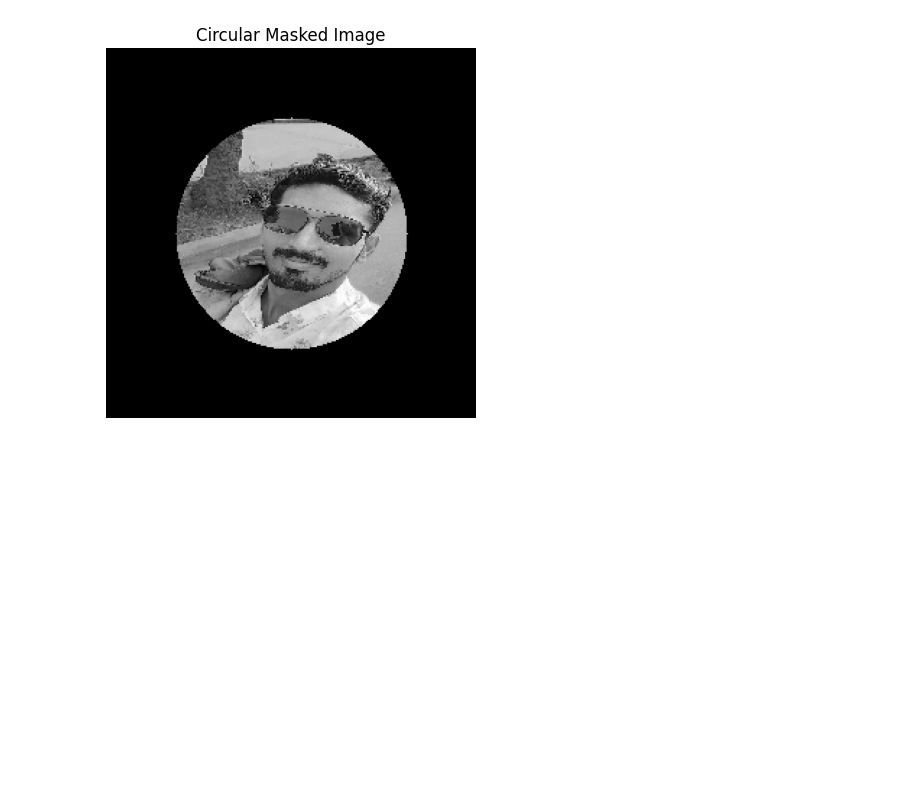
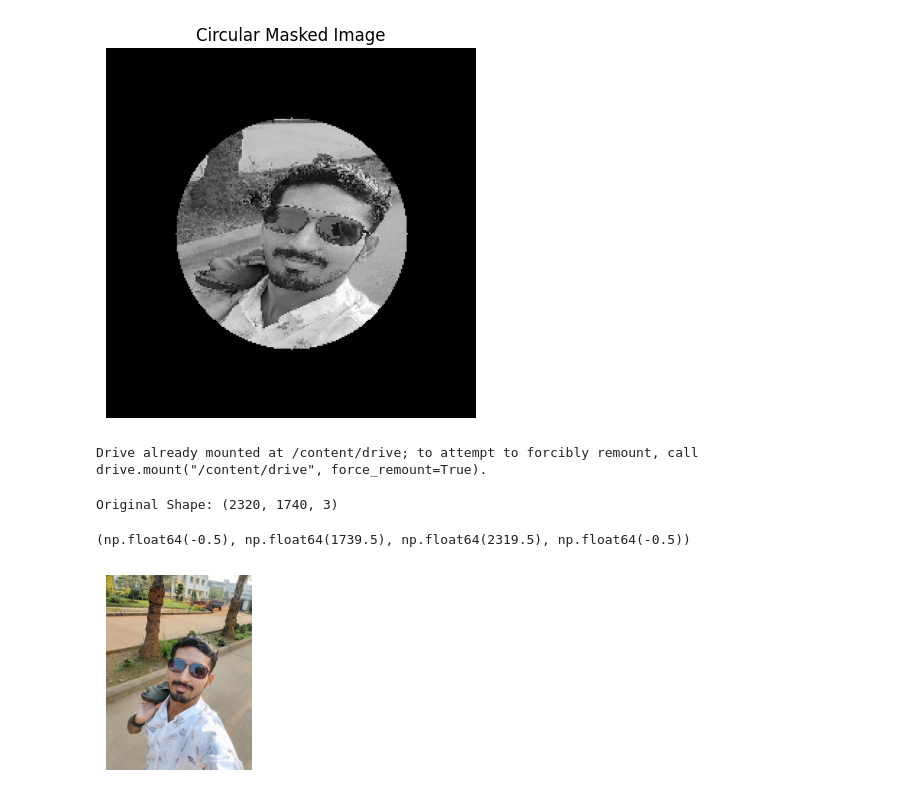
Before and after one commit to Bhawanand394/FINAL-PROJECT-SUBMISSION, a Jupyter notebook: BML_LAB_1.ipynb, the cells around one changed output. Saved outputs shown, nothing was run; the diff lists cells and outputs as text; code cells hidden in the pictures; blank space fills up the shorter version.

```diff
--- a/BML_LAB_1.ipynb
+++ b/BML_LAB_1.ipynb
@@ -65,0 +64,19 @@ plt.show()
+# %%
+drive.mount('/content/drive')
+# %% [output]
+Drive already mounted at /content/drive; to attempt to forcibly remount, call drive.mount("/content/drive", force_remount=True).
+# %%
+image = cv2.imread("/content/drive/My Drive/ML_Dataset/TUMOR_DATASET1/3.jpg")
+print("Original Shape:", image.shape)
+# %% [output]
+Original Shape: (2320, 1740, 3)
+# %%
+image = image
+# %%
+plt.subplot(1,3,1)
+plt.imshow(cv2.cvtColor(image,cv2.COLOR_BGR2RGB))
+plt.title('')
+plt.axis('off')
+# %% [output]
+(np.float64(-0.5), np.float64(1739.5), np.float64(2319.5), np.float64(-0.5))
+[figure, added]
```
Also changed, not shown: parts of 13 cells of this notebook.
